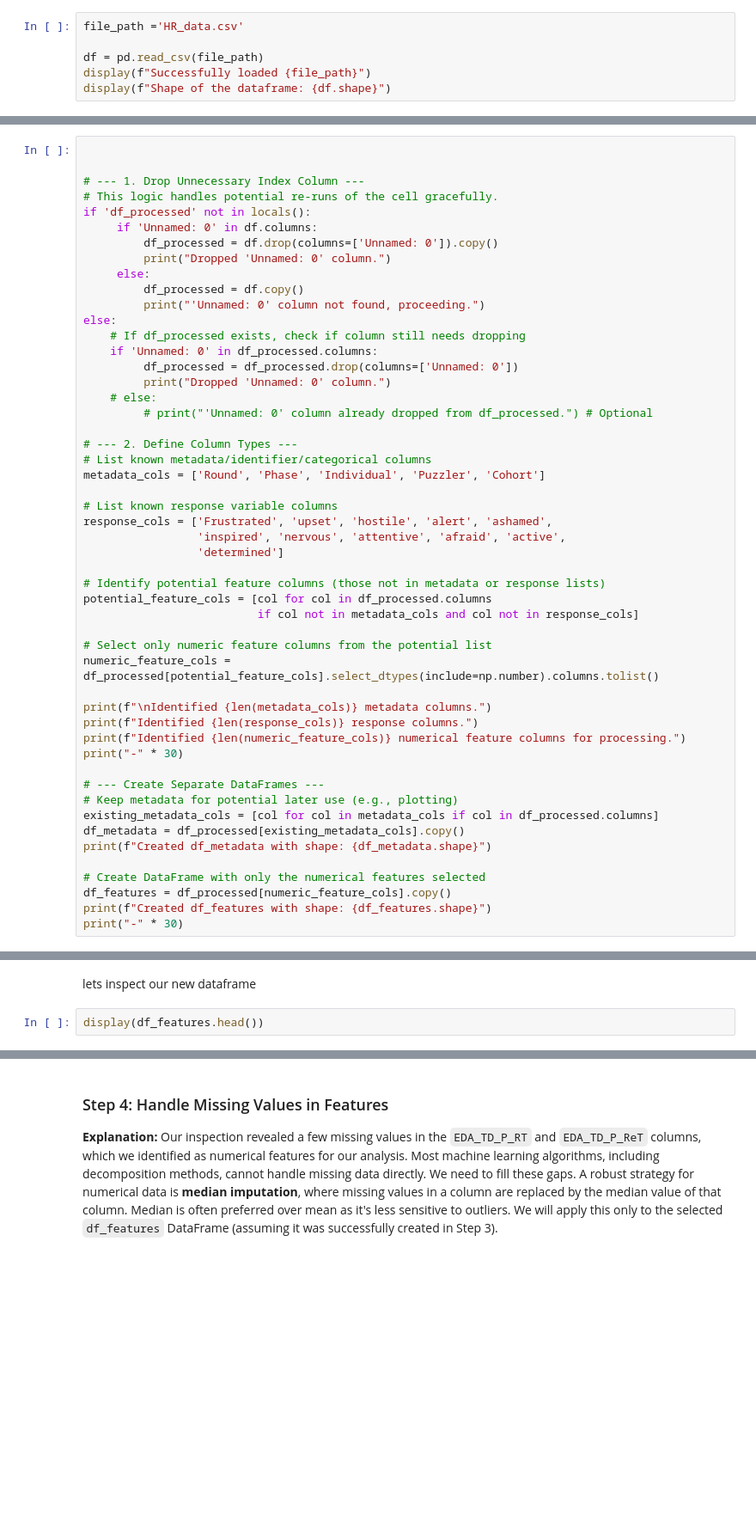
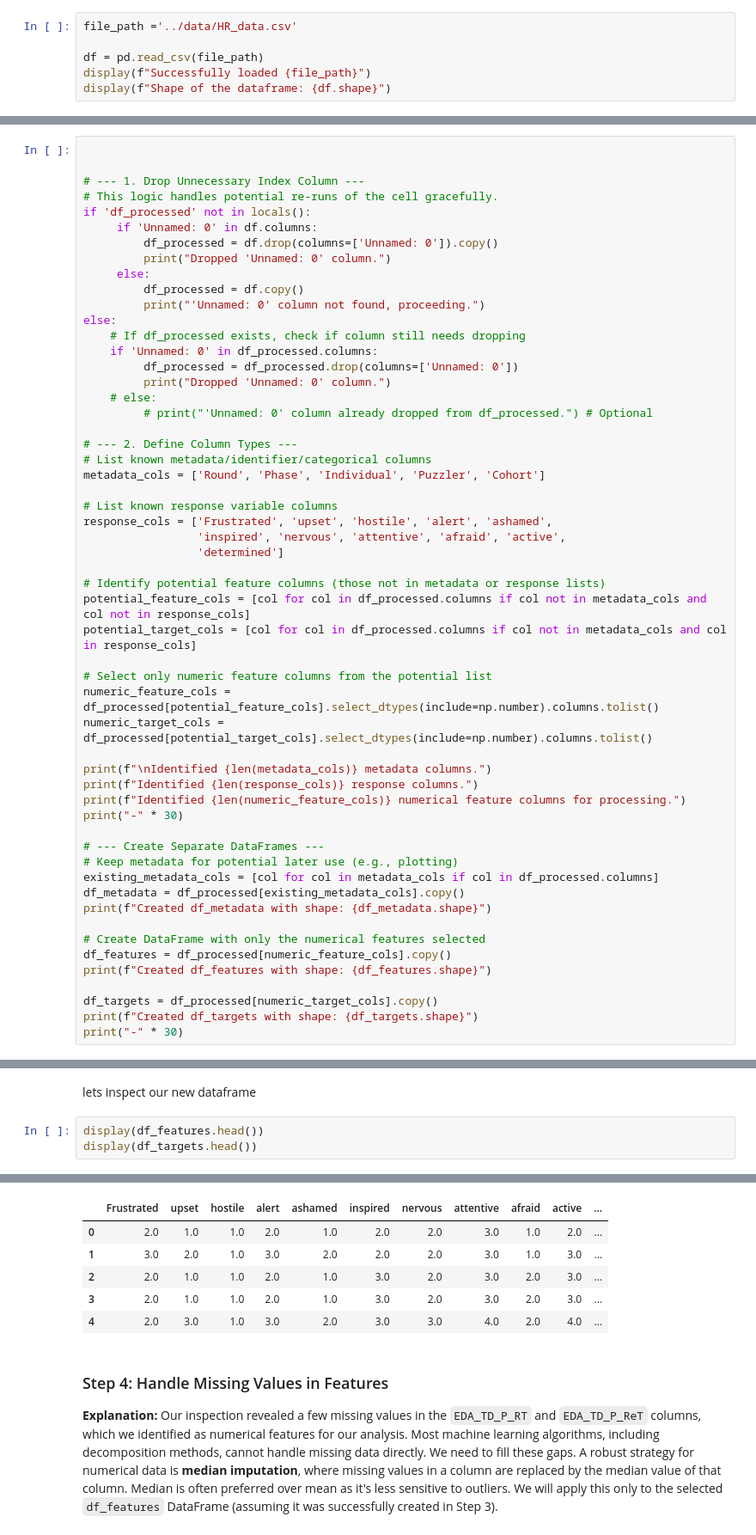
Before and after one commit to AlessandroLongo23/02582-Computational-Data-Analysis-Case-2, a Jupyter notebook: Preprocessing/main.ipynb, the cells around one changed output, grey strips where cells are left out. Shown at 86% size. Cells and saved outputs as stored; diff of their text form; blank space fills up the shorter version.

```diff
--- a/Preprocessing/kostis.ipynb
+++ b/Preprocessing/main.ipynb
@@ -4,7 +4,7 @@ import numpy as np
 from sklearn.impute import SimpleImputer
 from sklearn.preprocessing import StandardScaler
 # %%
-file_path ='HR_data.csv'
+file_path ='../data/HR_data.csv'
 
 df = pd.read_csv(file_path)
 display(f"Successfully loaded {file_path}")
@@ -158,11 +158,12 @@ response_cols = ['Frustrated', 'upset', 'hostile', 'alert', 'ashamed',
                  'determined']
 
 # Identify potential feature columns (those not in metadata or response lists)
-potential_feature_cols = [col for col in df_processed.columns
-                          if col not in metadata_cols and col not in response_cols]
+potential_feature_cols = [col for col in df_processed.columns if col not in metadata_cols and col not in response_cols]
+potential_target_cols = [col for col in df_processed.columns if col not in metadata_cols and col in response_cols]
 
 # Select only numeric feature columns from the potential list
 numeric_feature_cols = df_processed[potential_feature_cols].select_dtypes(include=np.number).columns.tolist()
+numeric_target_cols = df_processed[potential_target_cols].select_dtypes(include=np.number).columns.tolist()
 
 print(f"\nIdentified {len(metadata_cols)} metadata columns.")
 print(f"Identified {len(response_cols)} response columns.")
@@ -178,5 +179,8 @@ print(f"Created df_metadata with shape: {df_metadata.shape}")
 # Create DataFrame with only the numerical features selected
 df_features = df_processed[numeric_feature_cols].copy()
 print(f"Created df_features with shape: {df_features.shape}")
+
+df_targets = df_processed[numeric_target_cols].copy()
+print(f"Created df_targets with shape: {df_targets.shape}")
 print("-" * 30)
 # %% [output]
@@ -193,14 +196,21 @@ Created df_features with shape: (312, 51)
 lets inspect our new dataframe
 # %%
 display(df_features.head())
+display(df_targets.head())
 # %% [output]
 |  | HR_TD_Mean | HR_TD_Median | HR_TD_std | HR_TD_Min | HR_TD_Max | HR_TD_AUC | HR_TD_Kurtosis | HR_TD_Skew | ... |
 | 0 | 78.663878 | 76.70 | 7.480043 | 67.25 | 92.48 | 23048.450 | -1.091448 | 0.369955 | ... |
 | 1 | 76.540732 | 76.61 | 2.584756 | 69.82 | 82.33 | 23959.920 | -0.245338 | 0.338732 | ... |
 | 2 | 78.173563 | 77.92 | 2.681255 | 72.22 | 82.80 | 20324.605 | -0.615922 | -0.233047 | ... |
 | 3 | 83.073688 | 83.88 | 7.363598 | 69.42 | 96.12 | 24924.300 | -0.866610 | -0.046021 | ... |
 | 4 | 72.281250 | 72.91 | 3.193762 | 64.95 | 79.98 | 23052.100 | 0.200401 | -0.560948 | ... |
 5 rows × 51 columns
+|  | Frustrated | upset | hostile | alert | ashamed | inspired | nervous | attentive | afraid | active | ... |
+| 0 | 2.0 | 1.0 | 1.0 | 2.0 | 1.0 | 2.0 | 2.0 | 3.0 | 1.0 | 2.0 | ... |
+| 1 | 3.0 | 2.0 | 1.0 | 3.0 | 2.0 | 2.0 | 2.0 | 3.0 | 1.0 | 3.0 | ... |
+| 2 | 2.0 | 1.0 | 1.0 | 2.0 | 1.0 | 3.0 | 2.0 | 3.0 | 2.0 | 3.0 | ... |
+| 3 | 2.0 | 1.0 | 1.0 | 2.0 | 1.0 | 3.0 | 2.0 | 3.0 | 2.0 | 3.0 | ... |
+| 4 | 2.0 | 3.0 | 1.0 | 3.0 | 2.0 | 3.0 | 3.0 | 4.0 | 2.0 | 4.0 | ... |
 # %% [markdown]
 ### Step 4: Handle Missing Values in Features
 
```
Also changed, not shown: parts of 6 cells of this notebook, 6 other files.
